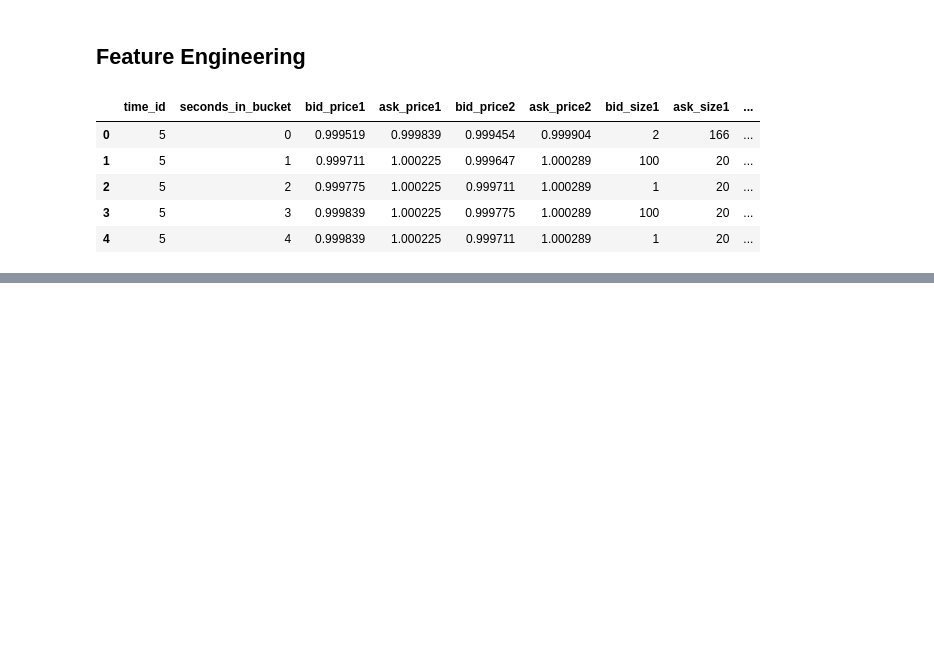
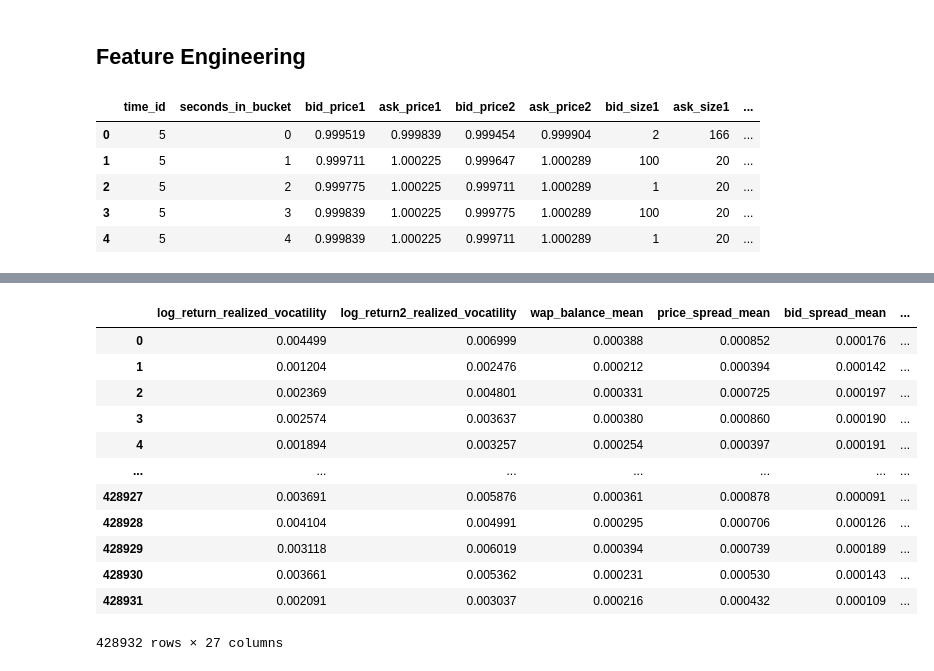
Before and after one commit to mahiro72/kaggle_OptiverRealizedVolatilityPrediction, a Jupyter notebook: src/feature_engineering.ipynb, the cells around one changed output, grey strips where cells are left out. Cells and saved outputs as stored; diff of their text form; code cells hidden in the pictures; blank space fills up the shorter version.

```diff
--- a/src/feature_engineering.ipynb
+++ b/src/feature_engineering.ipynb
@@ -95,0 +250,24 @@ book_train.head()
+# %%
+def preprocessor(list_stock_ids, is_train = True):
+    from joblib import Parallel, delayed # parallel computing to save time
+    df = pd.DataFrame()
+
+    def for_joblib(stock_id):
+        if is_train:
+            file_path_book = data_dir + "book_train.parquet/stock_id=" + str(stock_id)
+            file_path_trade = data_dir + "trade_train.parquet/stock_id=" + str(stock_id)
+        else:
+            file_path_book = data_dir + "book_test.parquet/stock_id=" + str(stock_id)
+            file_path_trade = data_dir + "trade_test.parquet/stock_id=" + str(stock_id)
+
+        df_tmp = pd.merge(preprocessor_book(file_path_book),preprocessor_trade(file_path_trade),on='row_id',how='left')
+
+        return pd.concat([df,df_tmp])
+
+    # 並列処理してるらしい。今回はコピペ（詳しくはわからない）
+    df = Parallel(n_jobs=-1, verbose=1)(
+        delayed(for_joblib)(stock_id) for stock_id in list_stock_ids
+        )
+
+    df =  pd.concat(df,ignore_index = True)
+    return df
@@ -95,0 +281,5 @@ book_train.head()
+# %%
+train = pd.read_csv(f'{data_dir}train.csv')
+train_ids = train.stock_id.unique()
+# %%
+df_train = preprocessor(list_stock_ids=train_ids,is_train=True)
@@ -95,0 +290,16 @@ book_train.head()
+# %%
+df_train
+# %% [output]
+|  | log_return_realized_vocatility | log_return2_realized_vocatility | wap_balance_mean | price_spread_mean | bid_spread_mean | ... |
+| 0 | 0.004499 | 0.006999 | 0.000388 | 0.000852 | 0.000176 | ... |
+| 1 | 0.001204 | 0.002476 | 0.000212 | 0.000394 | 0.000142 | ... |
+| 2 | 0.002369 | 0.004801 | 0.000331 | 0.000725 | 0.000197 | ... |
+| 3 | 0.002574 | 0.003637 | 0.000380 | 0.000860 | 0.000190 | ... |
+| 4 | 0.001894 | 0.003257 | 0.000254 | 0.000397 | 0.000191 | ... |
+| ... | ... | ... | ... | ... | ... | ... |
+| 428927 | 0.003691 | 0.005876 | 0.000361 | 0.000878 | 0.000091 | ... |
+| 428928 | 0.004104 | 0.004991 | 0.000295 | 0.000706 | 0.000126 | ... |
+| 428929 | 0.003118 | 0.006019 | 0.000394 | 0.000739 | 0.000189 | ... |
+| 428930 | 0.003661 | 0.005362 | 0.000231 | 0.000530 | 0.000143 | ... |
+| 428931 | 0.002091 | 0.003037 | 0.000216 | 0.000432 | 0.000109 | ... |
+428932 rows × 27 columns
```
Also changed, not shown: parts of 24 cells of this notebook, 4 other files.
